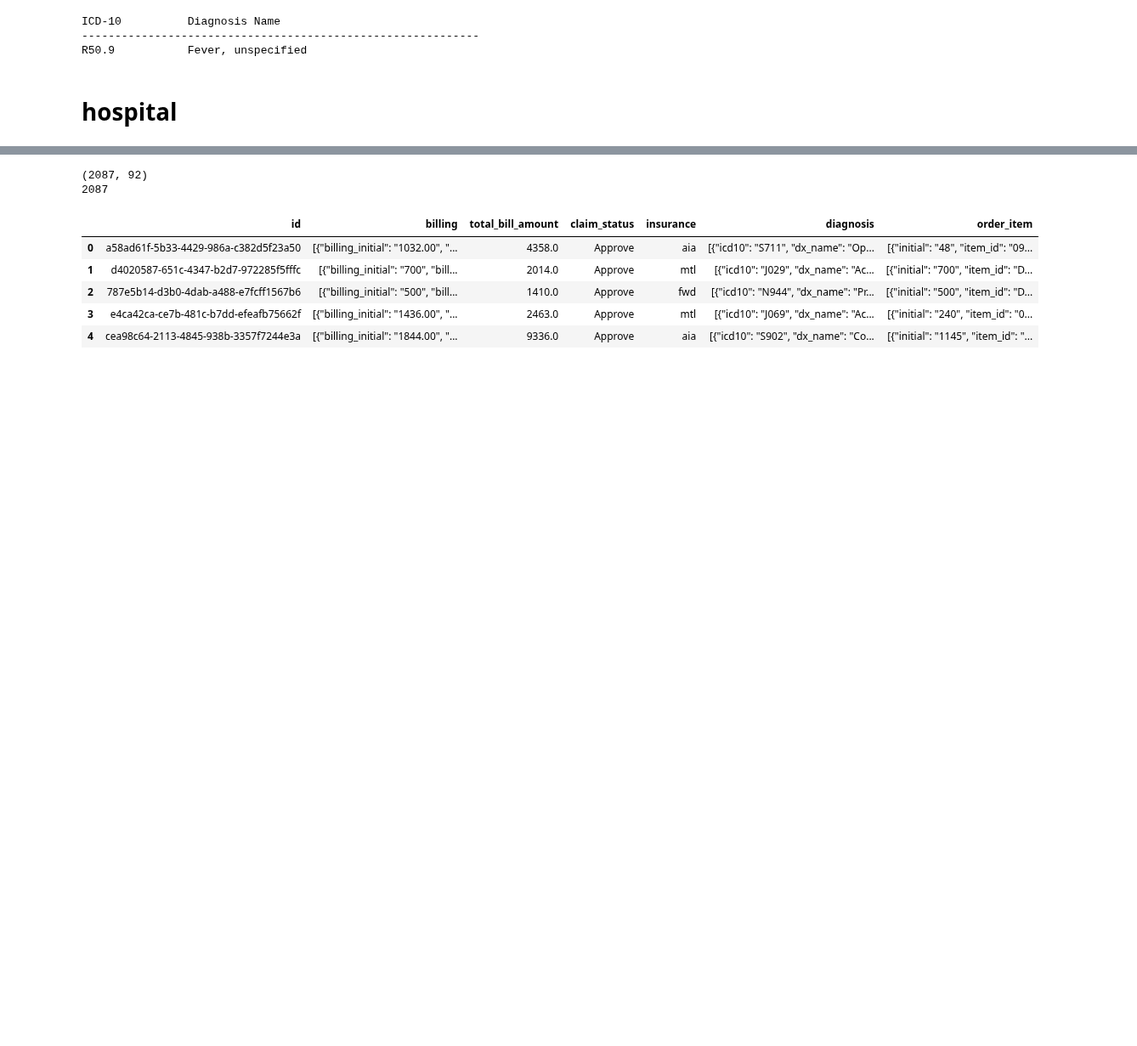
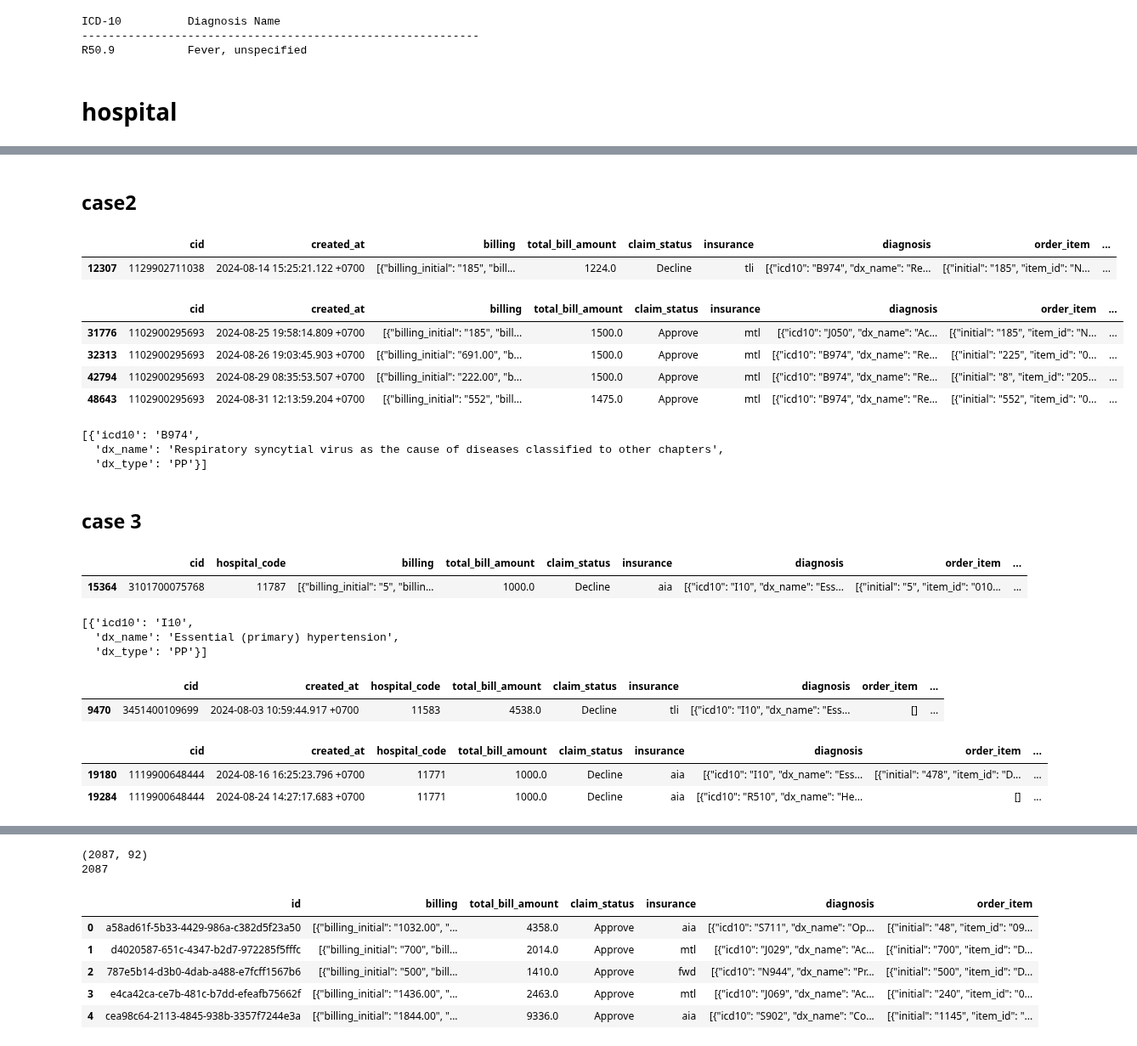
Before and after one commit to nxxk23/AI-Engineer, a Jupyter notebook: fraud.ipynb, the cells around one changed output, grey strips where cells are left out. Shown at 85% size. Saved outputs shown, nothing was run; the diff lists cells and outputs as text; code cells hidden in the pictures; blank space fills up the shorter version.

```diff
--- a/fraud.ipynb
+++ b/fraud.ipynb
@@ -245,0 +291,21 @@ approve = opd[opd['claim_status']=='Approve']
+# %% [markdown]
+## case2
+# %%
+opd[opd['id']=='0847f51f-b196-4845-988e-3e5f8f4ac475'][['cid','created_at','billing','total_bill_amount','claim_status','insurance','diagnosis','order_item','icd9']]
+# %% [output]
+|  | cid | created_at | billing | total_bill_amount | claim_status | insurance | diagnosis | order_item | ... |
+| 12307 | 1129902711038 | 2024-08-14 15:25:21.122 +0700 | [{"billing_initial": "185", "bill... | 1224.0 | Decline | tli | [{"icd10": "B974", "dx_name": "Re... | [{"initial": "185", "item_id": "N... | ... |
+# %%
+opd[opd['cid']=='1102900295693'][['cid','created_at','billing','total_bill_amount','claim_status','insurance','diagnosis','order_item','icd9']]
+# %% [output]
+|  | cid | created_at | billing | total_bill_amount | claim_status | insurance | diagnosis | order_item | ... |
+| 31776 | 1102900295693 | 2024-08-25 19:58:14.809 +0700 | [{"billing_initial": "185", "bill... | 1500.0 | Approve | mtl | [{"icd10": "J050", "dx_name": "Ac... | [{"initial": "185", "item_id": "N... | ... |
+| 32313 | 1102900295693 | 2024-08-26 19:03:45.903 +0700 | [{"billing_initial": "691.00", "b... | 1500.0 | Approve | mtl | [{"icd10": "B974", "dx_name": "Re... | [{"initial": "225", "item_id": "0... | ... |
+| 42794 | 1102900295693 | 2024-08-29 08:35:53.507 +0700 | [{"billing_initial": "222.00", "b... | 1500.0 | Approve | mtl | [{"icd10": "B974", "dx_name": "Re... | [{"initial": "8", "item_id": "205... | ... |
+| 48643 | 1102900295693 | 2024-08-31 12:13:59.204 +0700 | [{"billing_initial": "552", "bill... | 1475.0 | Approve | mtl | [{"icd10": "B974", "dx_name": "Re... | [{"initial": "552", "item_id": "0... | ... |
+# %%
+json.loads(opd[opd['cid']=='1229901878914']['diagnosis'].iloc[0])
+# %% [output]
+[{'icd10': 'B974',
+  'dx_name': 'Respiratory syncytial virus as the cause of diseases classified to other chapters',
+  'dx_type': 'PP'}]
@@ -245,0 +314,24 @@ approve = opd[opd['claim_status']=='Approve']
+# %% [markdown]
+## case 3
+# %%
+opd[opd['id']=='4e14a949-4c1e-4016-be4b-7d0d19acea27'][['cid','hospital_code','billing','total_bill_amount','claim_status','insurance','diagnosis','order_item','icd9']]
+# %% [output]
+|  | cid | hospital_code | billing | total_bill_amount | claim_status | insurance | diagnosis | order_item | ... |
+| 15364 | 3101700075768 | 11787 | [{"billing_initial": "5", "billin... | 1000.0 | Decline | aia | [{"icd10": "I10", "dx_name": "Ess... | [{"initial": "5", "item_id": "010... | ... |
+# %%
+json.loads(opd[opd['cid']=='3101700075768']['diagnosis'].iloc[0])
+# %% [output]
+[{'icd10': 'I10',
+  'dx_name': 'Essential (primary) hypertension',
+  'dx_type': 'PP'}]
+# %%
+opd[opd['cid']=='3451400109699'][['cid','created_at','hospital_code','total_bill_amount','claim_status','insurance','diagnosis','order_item','icd9']]
+# %% [output]
+|  | cid | created_at | hospital_code | total_bill_amount | claim_status | insurance | diagnosis | order_item | ... |
+| 9470 | 3451400109699 | 2024-08-03 10:59:44.917 +0700 | 11583 | 4538.0 | Decline | tli | [{"icd10": "I10", "dx_name": "Ess... | [] | ... |
+# %%
+opd[opd['cid']=='1119900648444'][['cid','created_at','hospital_code','total_bill_amount','claim_status','insurance','diagnosis','order_item','icd9']]
+# %% [output]
+|  | cid | created_at | hospital_code | total_bill_amount | claim_status | insurance | diagnosis | order_item | ... |
+| 19180 | 1119900648444 | 2024-08-16 16:25:23.796 +0700 | 11771 | 1000.0 | Decline | aia | [{"icd10": "I10", "dx_name": "Ess... | [{"initial": "478", "item_id": "D... | ... |
+| 19284 | 1119900648444 | 2024-08-24 14:27:17.683 +0700 | 11771 | 1000.0 | Decline | aia | [{"icd10": "R510", "dx_name": "He... | [] | ... |
```
Also changed, not shown: parts of 17 cells of this notebook.
